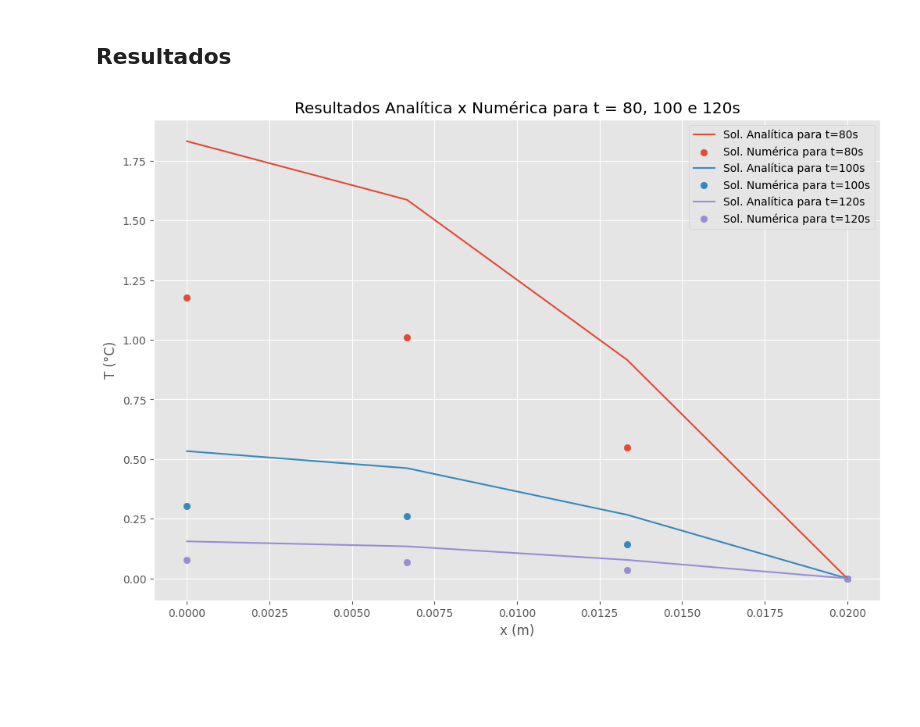
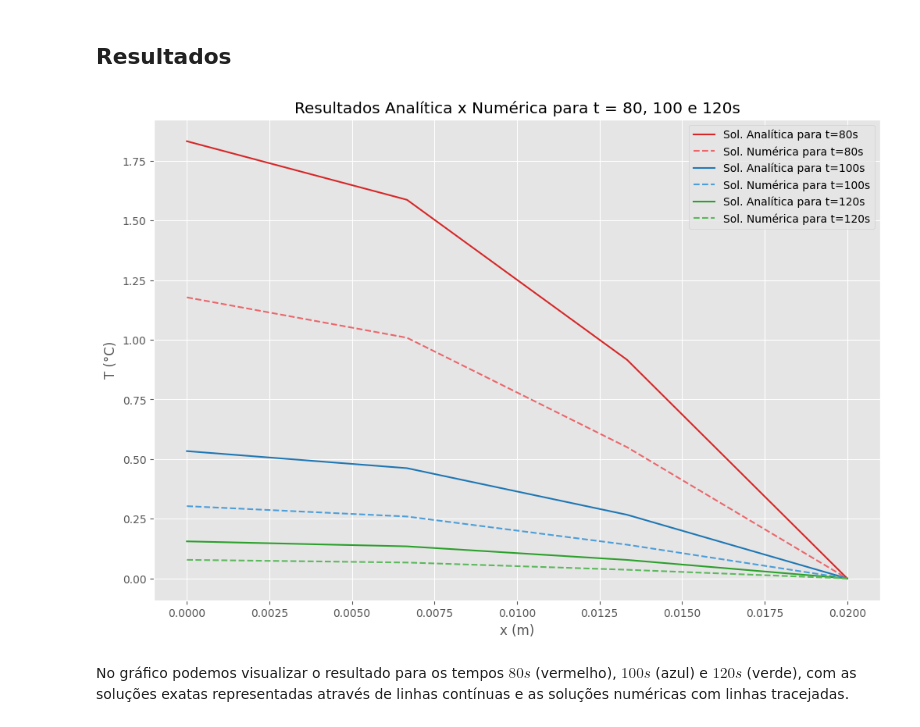
Before and after one commit to antoniomedeiros1/MAC008-Lista-2, a Jupyter notebook: 01-Exercicio1.ipynb, the cells around one changed output. Cells and saved outputs as stored; diff of their text form; code cells hidden in the pictures; blank space fills up the shorter version.

Commit message:
fix ex1 graph

```diff
--- a/01-Exercicio1.ipynb
+++ b/01-Exercicio1.ipynb
@@ -206,33 +206,37 @@ def analytical_solution(x, t, kappa, rho_c, L, m=3):
                     np.cos((2*n - 1) * np.pi * x / (2 * L)) for n in range(1, m+1))
     return 200 * 4/np.pi * summation
 
 # Tempos específicos
 times = [80, 100, 120]
 
 # Solução numérica para cada tempo
 T_numerical = {time: np.full(num_nodes, T_initial) for time in times}
 
 for time in times:
     for _ in range(int(time/delta_t)):  # Avançando no tempo
         T_numerical[time] = np.linalg.solve(A, B @ T_numerical[time])
         T_numerical[time][-1] = 0  # Aplicando a condição de contorno
 
 # Solução analítica para cada tempo e posição
 x_values = np.arange(0, L + L/3, L/3)  # Valores de x para plotagem
 T_analytical = {time: [analytical_solution(x, time, kappa, rho_c, L, m=3) for x in x_values] for time in times}
 
 # Plotando as soluções
 plt.figure(figsize=(12, 8))
 
+shades = ['#d62728', '#ea676c', '#1f77b4', '#4c9ed9', '#2ca02c', '#5cb85c']
+
 for time in times:
-    plt.plot(x_values, T_analytical[time], label=f'Sol. Analítica para t={time}s')
-    plt.scatter(node_positions, T_numerical[time], label=f'Sol. Numérica para t={time}s', marker='o')
+    plt.plot(x_values, T_analytical[time], color=shades.pop(0), label=f'Sol. Analítica para t={time}s')
+    plt.plot(node_positions, T_numerical[time], color=shades.pop(0), label=f'Sol. Numérica para t={time}s', ls='--')
 
 plt.title('Resultados Analítica x Numérica para t = 80, 100 e 120s')
 plt.xlabel('x (m)')
 plt.ylabel('T (°C)')
 plt.legend()
 plt.grid(True)
 plt.show()
 # %% [output]
-[figure, old version]
+[figure, new version]
+# %% [markdown]
+No gráfico podemos visualizar o resultado para os tempos $80s$ (vermelho), $100s$ (azul) e $120s$ (verde), com as soluções exatas representadas através de linhas contínuas e as soluções numéricas com linhas tracejadas.
```
